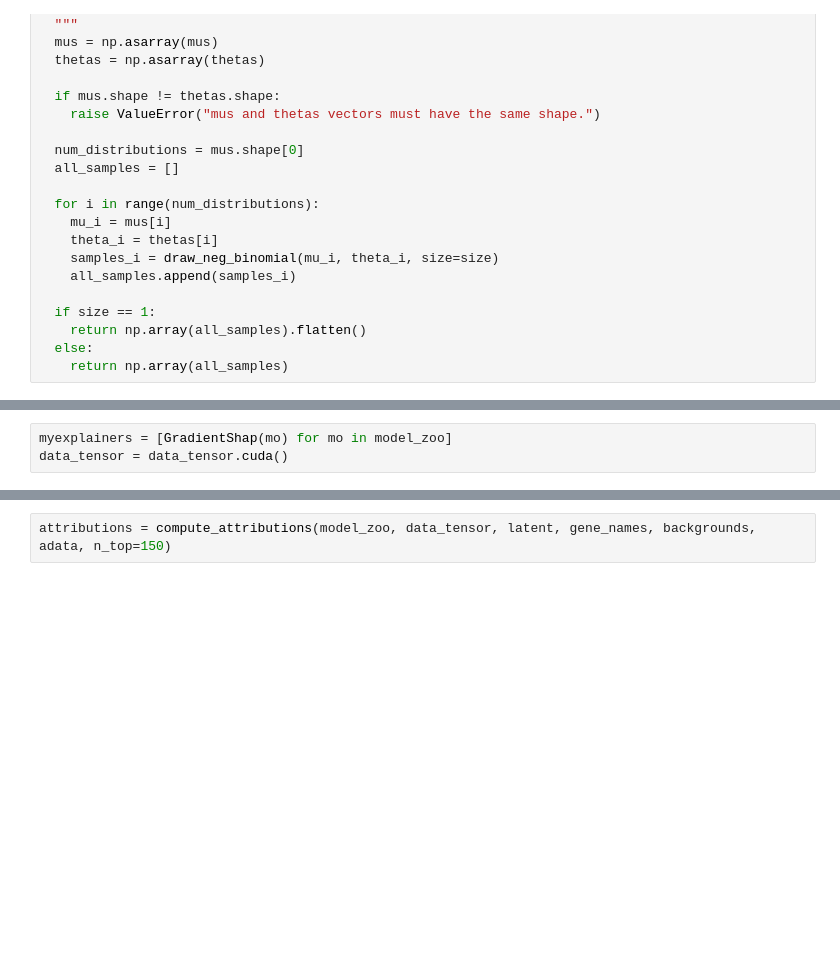
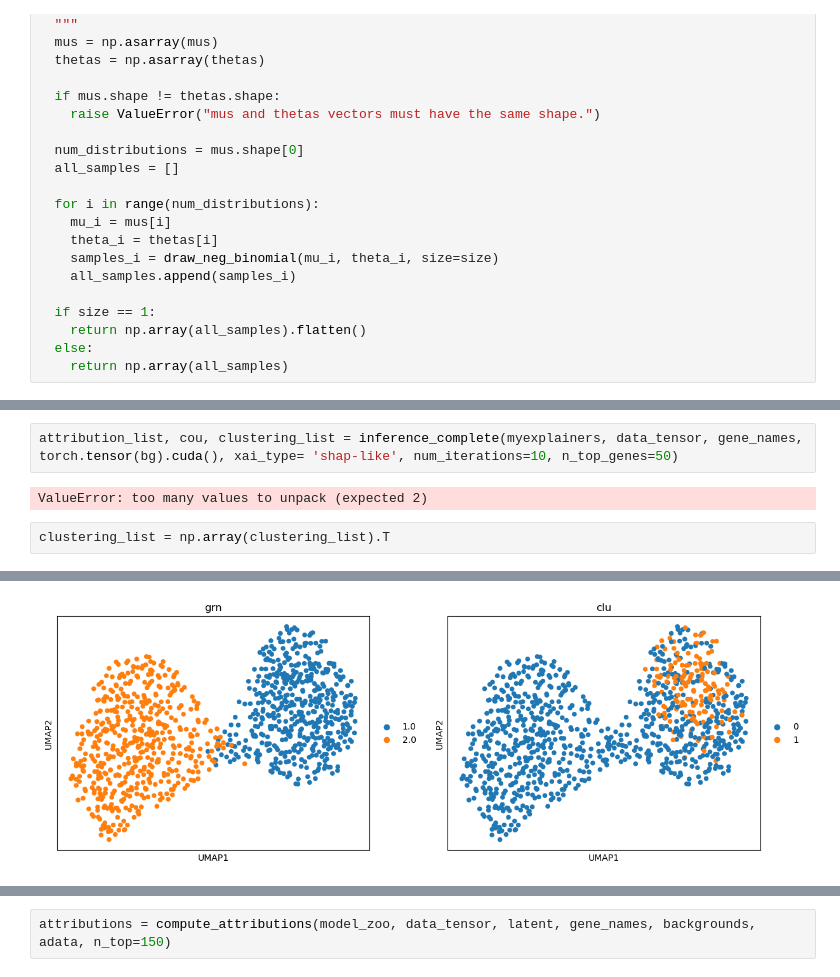
Before and after one commit to bionetslab/netmap, a Jupyter notebook: tutorials/test.ipynb, the cells around one changed output, grey strips where cells are left out. Drawn from its saved outputs; the diff is of its cells as text; blank space fills up the shorter version.

```diff
--- a/tutorials/test.ipynb
+++ b/tutorials/test.ipynb
@@ -572,3 +754,8 @@ tensor([[17,  8, 11,  ..., 22, 12, 16],
+# %%
+attribution_list, cou, clustering_list = inference_complete(myexplainers, data_tensor, gene_names, torch.tensor(bg).cuda(), xai_type= 'shap-like', num_iterations=10, n_top_genes=50)
+# %% [output]
+ValueError: too many values to unpack (expected 2)
+# %%
+clustering_list = np.array(clustering_list).T
 # %%
-myexplainers = [GradientShap(mo) for mo in model_zoo]
-data_tensor = data_tensor.cuda()
+# %% [output]
@@ -574,0 +763 @@ data_tensor = data_tensor.cuda()
+[figure, added]
```
Also changed, not shown: parts of 57 cells of this notebook, 10 other files.
